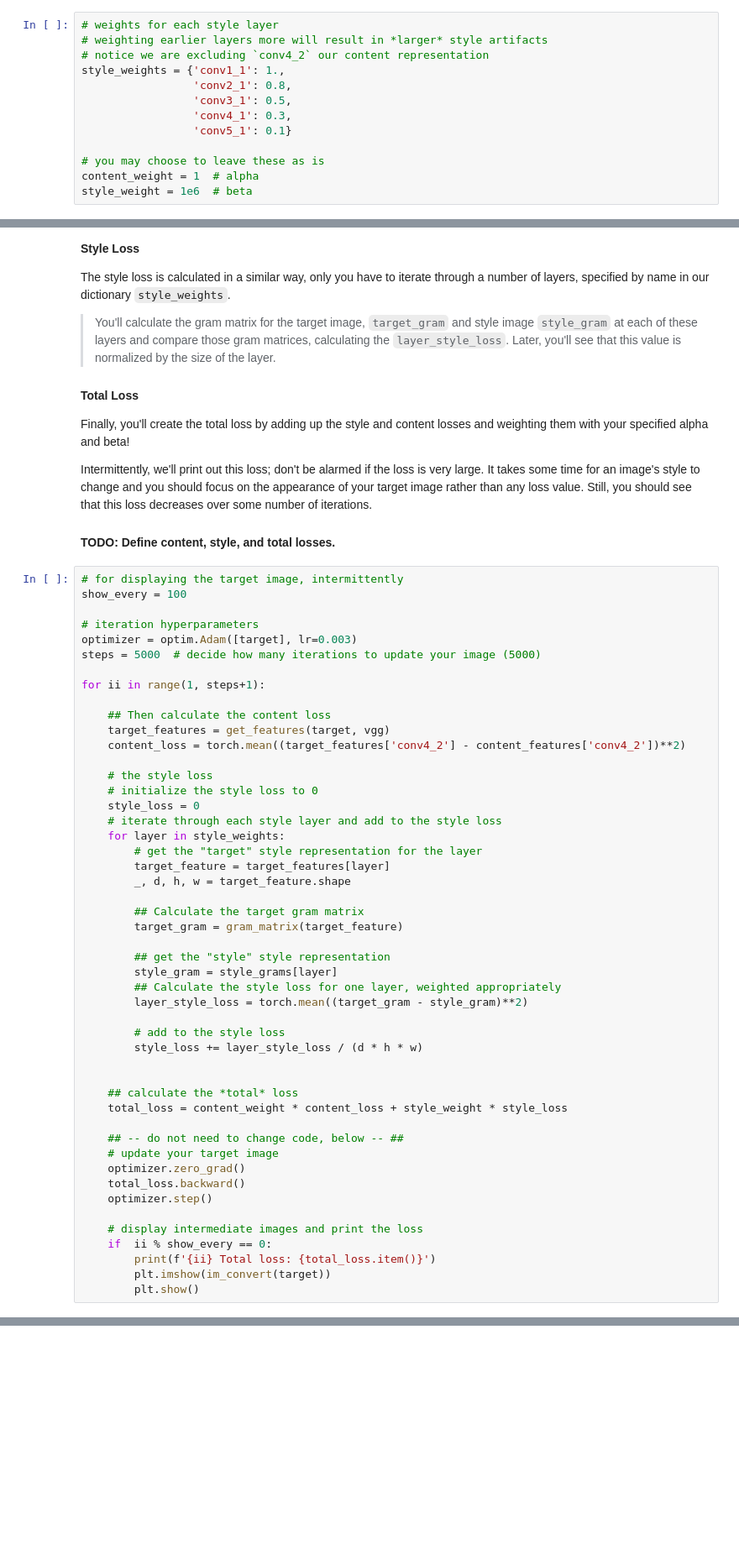
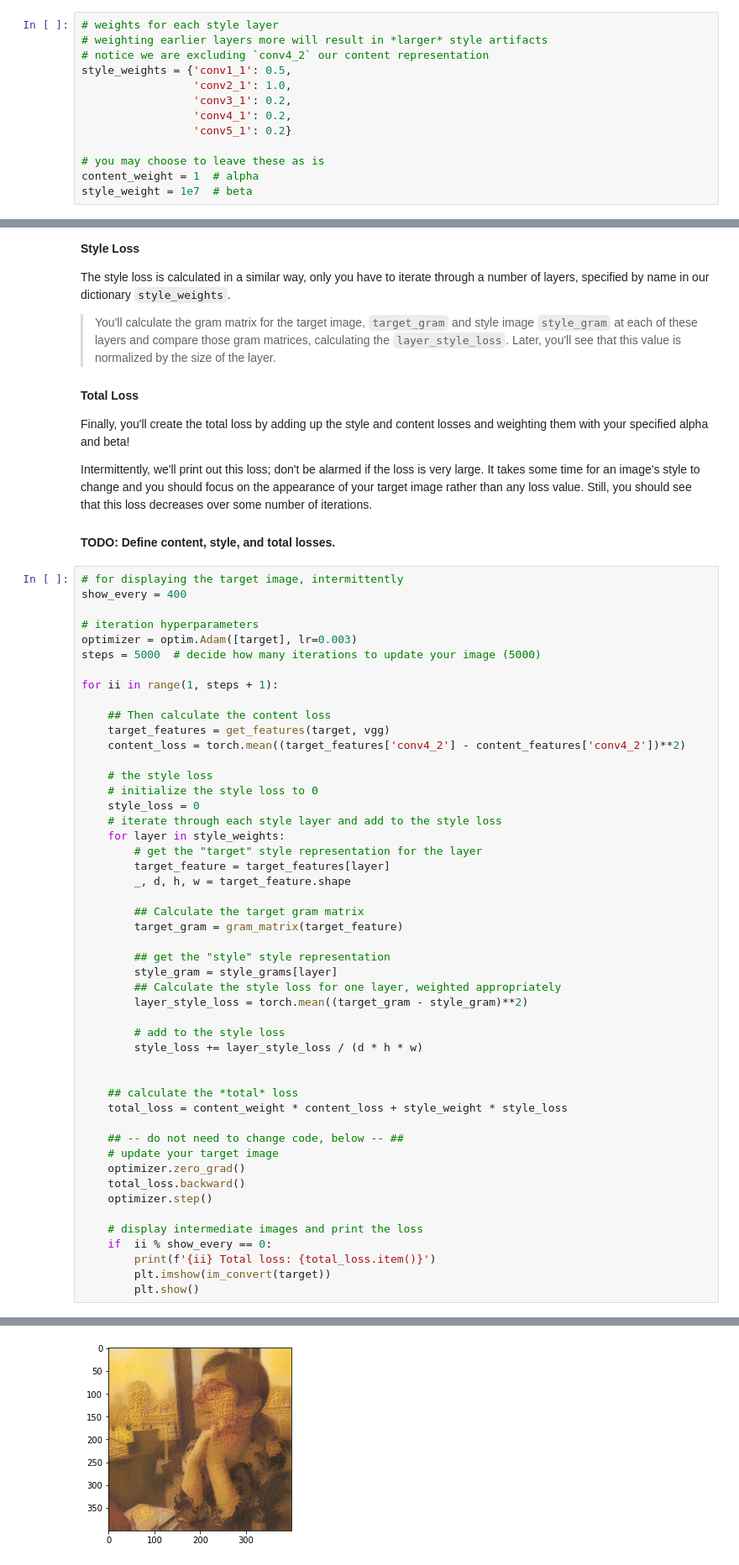
Before and after one commit to technicallyfeasible/udacity_deeplearn_exercises, a Jupyter notebook: 09 Style Transfer/Style_Transfer_Exercise.ipynb, the cells around one changed output, grey strips where cells are left out. Shown at 84% size. Saved outputs shown, nothing was run; the diff lists cells and outputs as text; blank space fills up the shorter version.

```diff
--- a/09 Style Transfer/Style_Transfer_Exercise.ipynb
+++ b/09 Style Transfer/Style_Transfer_Exercise.ipynb
@@ -277,15 +304,15 @@ Just like in the paper, we define an alpha (`content_weight`) and a beta (`style
 # weights for each style layer
 # weighting earlier layers more will result in *larger* style artifacts
 # notice we are excluding `conv4_2` our content representation
-style_weights = {'conv1_1': 1.,
-                 'conv2_1': 0.8,
-                 'conv3_1': 0.5,
-                 'conv4_1': 0.3,
-                 'conv5_1': 0.1}
+style_weights = {'conv1_1': 0.5,
+                 'conv2_1': 1.0,
+                 'conv3_1': 0.2,
+                 'conv4_1': 0.2,
+                 'conv5_1': 0.2}
 
 # you may choose to leave these as is
 content_weight = 1  # alpha
-style_weight = 1e6  # beta
+style_weight = 1e7  # beta
 # %% [markdown]
 ## Updating the Target & Calculating Losses
 
@@ -315,13 +342,13 @@ Intermittently, we'll print out this loss; don't be alarmed if the loss is very
 #### TODO: Define content, style, and total losses.
 # %%
 # for displaying the target image, intermittently
-show_every = 100
+show_every = 400
 
 # iteration hyperparameters
 optimizer = optim.Adam([target], lr=0.003)
 steps = 5000  # decide how many iterations to update your image (5000)
 
-for ii in range(1, steps+1):
+for ii in range(1, steps + 1):
 
     ## Then calculate the content loss
     target_features = get_features(target, vgg)
@@ -366,0 +394 @@ KeyboardInterrupt:
+[figure, added]
```
Also changed, not shown: parts of 8 cells of this notebook, 26 other files.
